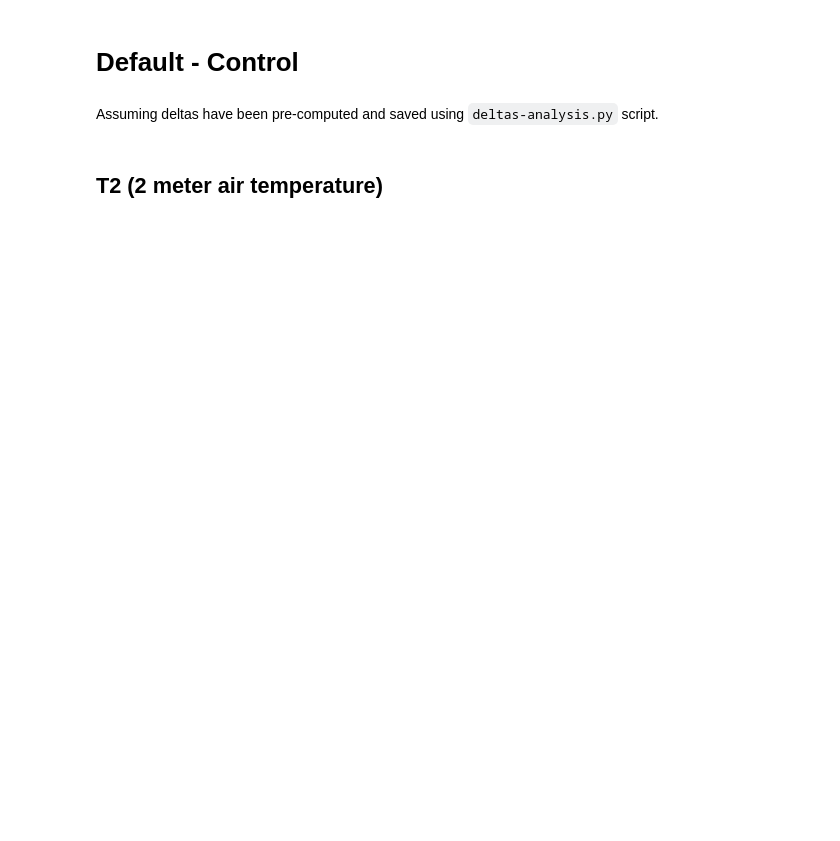
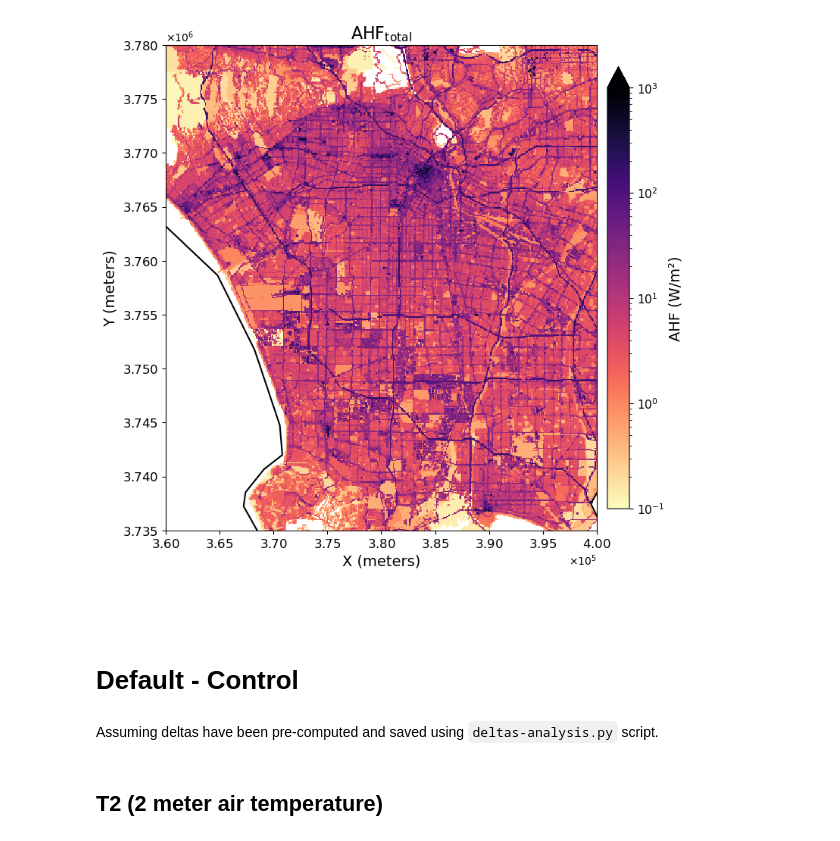
Before and after one commit to josephko91/ah-la-paper, a Jupyter notebook: notebooks/paper-figs.ipynb, the cells around one changed output. Cells and saved outputs as stored; diff of their text form; code cells hidden in the pictures; blank space fills up the shorter version.

```diff
--- a/notebooks/paper-figs.ipynb
+++ b/notebooks/paper-figs.ipynb
@@ -75,0 +372,64 @@ os.makedirs(plot_dir, exist_ok=True)
+# %%
+import matplotlib.pyplot as plt
+from matplotlib.colors import LogNorm
+from matplotlib.ticker import ScalarFormatter
+
+# Reproject LA County boundary to match xarray CRS
+la_county_gdf_utm = la_county_gdf.to_crs(ds_nonan.crs)
+
+# Select variable
+var = "ahf_tot"
+vmin = 0.1
+vmax = 1000
+cmap = "magma_r"
+title = r"AHF$_{\mathrm{total}}$"
+
+# Define zoomed-in limits (in meters, adjust as needed)
+xlim_zoom = (3.6e5, 4.0e5)
+ylim_zoom = (3.735e6, 3.78e6)
+
+fig, ax = plt.subplots(figsize=(8, 8))  # square figure is fine, aspect is set by CRS
+
+# Plot
+im = ds_nonan[var].plot.imshow(
+    x='x',
+    y='y',
+    cmap=cmap,
+    norm=LogNorm(vmin=vmin, vmax=vmax),
+    interpolation='none',
+    ax=ax,
+    add_colorbar=False
+)
+
+# Overlay LA County boundary
+la_county_gdf_utm.boundary.plot(ax=ax, color='black', linewidth=1.5)
+
+# Set zoomed-in limits
+ax.set_xlim(xlim_zoom)
+ax.set_ylim(ylim_zoom)
+
+# Maintain true CRS aspect ratio (meters in x and y are equal)
+ax.set_aspect('equal')
+
+ax.set_title(title, fontsize=16)
+ax.set_xlabel("X (meters)", fontsize=14)
+ax.set_ylabel("Y (meters)", fontsize=14)
+
+# Scientific notation for axes
+ax.xaxis.set_major_formatter(ScalarFormatter(useMathText=True))
+ax.yaxis.set_major_formatter(ScalarFormatter(useMathText=True))
+ax.ticklabel_format(style='sci', axis='x', scilimits=(0,0))
+ax.ticklabel_format(style='sci', axis='y', scilimits=(0,0))
+ax.tick_params(labelsize=12)
+
+# Add colorbar
+cbar = plt.colorbar(im, ax=ax, shrink=0.8, pad=0.02, extend='max')
+cbar.set_label("AHF (W/m²)", fontsize=14)
+cbar.ax.tick_params(labelsize=11)
+
+plt.tight_layout()
+save_path = plot_path / 'draft_v1/ahf_total_zoom.png'
+fig.savefig(save_path, dpi=300, bbox_inches='tight') # save plot
+plt.show()
+# %% [output]
+[figure, added]
@@ -75,0 +540,2 @@ os.makedirs(plot_dir, exist_ok=True)
+# %% [markdown]
+##
```
Also changed, not shown: parts of 31 cells of this notebook.
